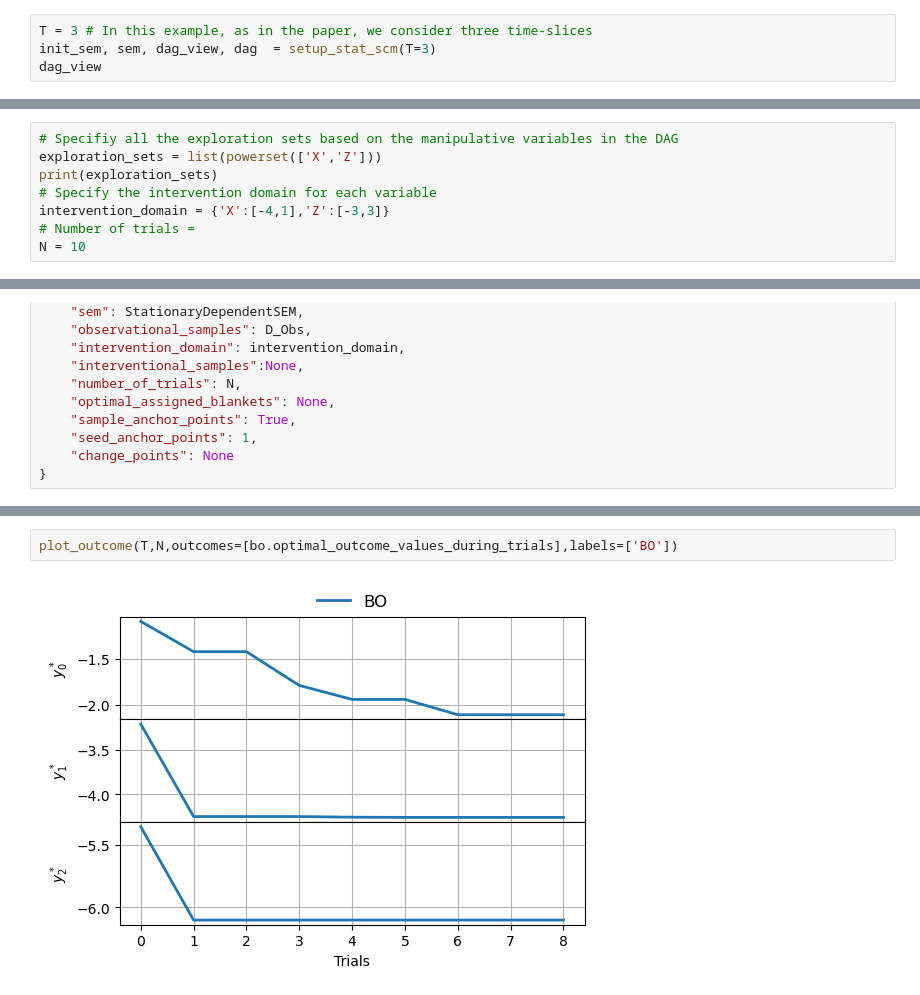
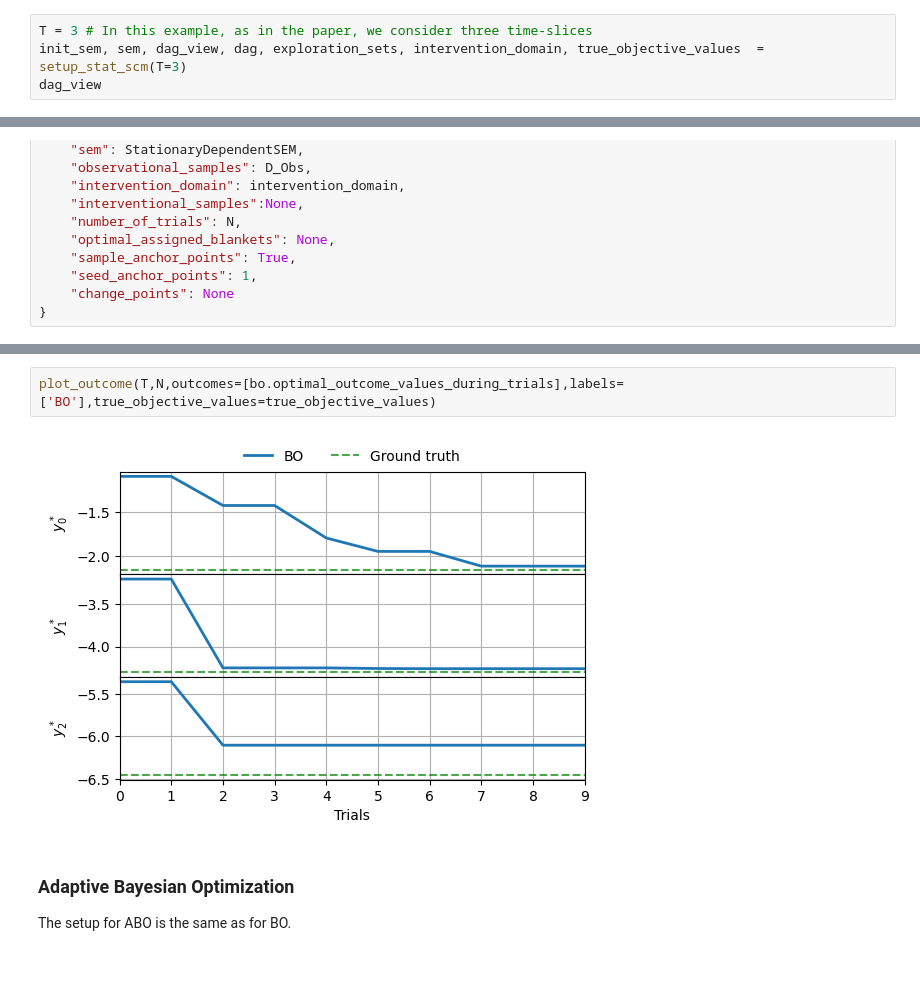
Before and after one commit to neildhir/DCBO, a Jupyter notebook: notebooks/stat_scm.ipynb, the cells around one changed output, grey strips where cells are left out. Saved outputs shown, nothing was run; the diff lists cells and outputs as text; blank space fills up the shorter version.

```diff
--- a/notebooks/stat_scm.ipynb
+++ b/notebooks/stat_scm.ipynb
@@ -32,7 +32,7 @@ The autoreload extension is already loaded. To reload it, use:
 ## Sample SEM to get observational samples
 # %%
 T = 3 # In this example, as in the paper, we consider three time-slices
-init_sem, sem, dag_view, dag  = setup_stat_scm(T=3)
+init_sem, sem, dag_view, dag, exploration_sets, intervention_domain, true_objective_values  = setup_stat_scm(T=3)
 dag_view
 # %% [output]
 [drawing not drawn]
@@ -82,8 +81,0 @@ The above observation samples contained in `D_obs` are sequential in the sense t
-# %%
-# Specifiy all the exploration sets based on the manipulative variables in the DAG
-exploration_sets = list(powerset(['X','Z']))
-print(exploration_sets)
-# Specify the intervention domain for each variable
-intervention_domain = {'X':[-4,1],'Z':[-3,3]}
-# Number of trials =
-N = 10
@@ -147,4 +150,7 @@ Optimization restart 1/1, f = 17.11180857679513
 # %%
-plot_outcome(T,N,outcomes=[bo.optimal_outcome_values_during_trials],labels=['BO'])
+plot_outcome(T,N,outcomes=[bo.optimal_outcome_values_during_trials],labels=['BO'],true_objective_values=true_objective_values)
 # %% [output]
-[figure, old version]
+[figure, new version]
+# %% [markdown]
+### Adaptive Bayesian Optimization
+The setup for ABO is the same as for BO.
```
Also changed, not shown: parts of 11 cells of this notebook, 5 other files.
